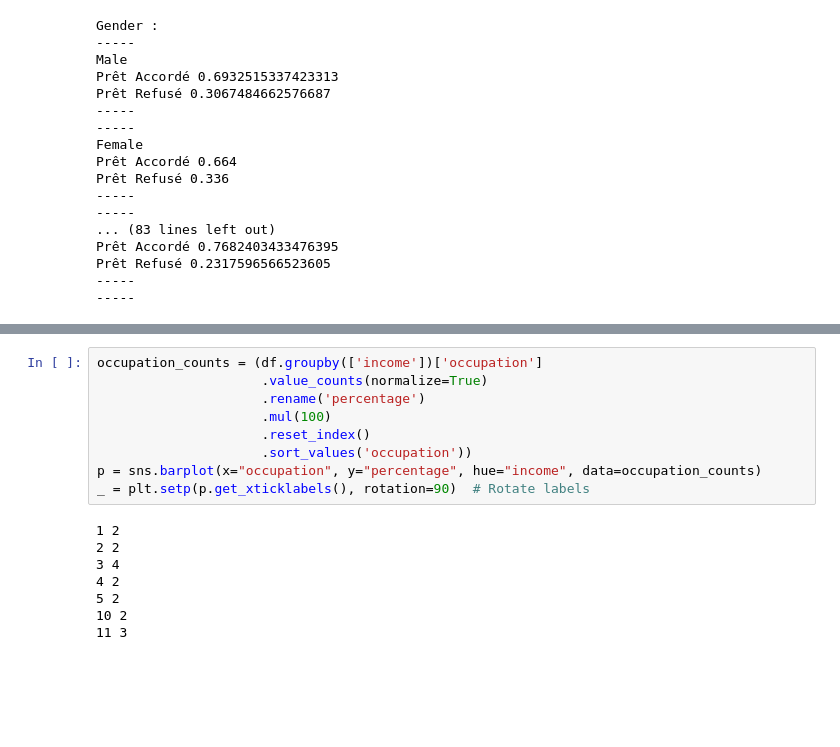
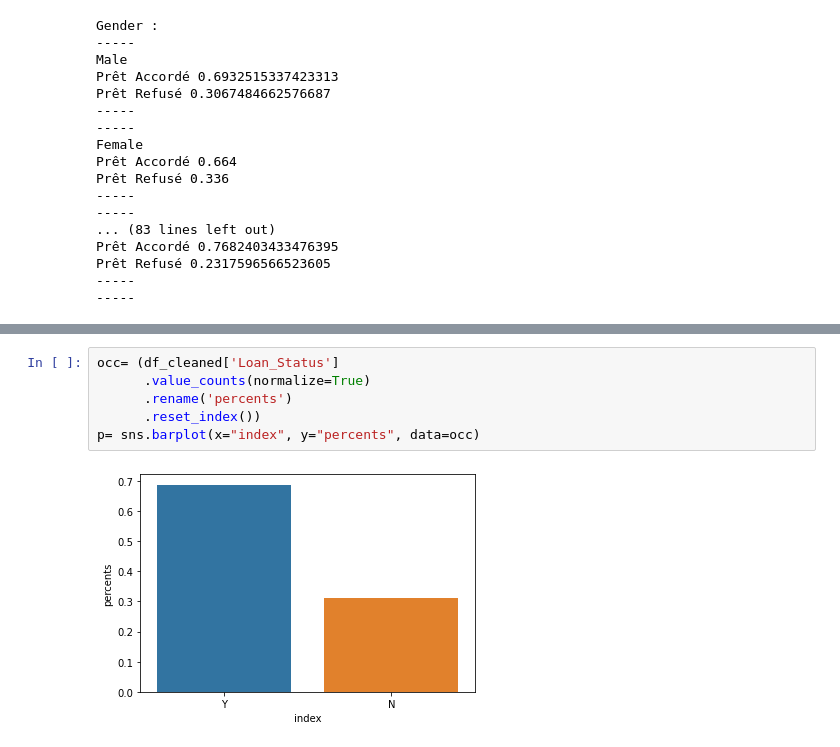
Before and after one commit to Gfeuillas/finance_project, a Jupyter notebook: Projet Finance.ipynb, the cells around one changed output, grey strips where cells are left out. Saved outputs shown, nothing was run; the diff lists cells and outputs as text; blank space fills up the shorter version.

Commit message:
Fin de visualisation

```diff
--- a/Projet Finance.ipynb
+++ b/Projet Finance.ipynb
@@ -1479,17 +1473,8 @@ SyntaxError: unexpected EOF while parsing (<ipython-input-642-704372937ec8>, lin
-# %%
-occupation_counts = (df.groupby(['income'])['occupation']
-                     .value_counts(normalize=True)
-                     .rename('percentage')
-                     .mul(100)
-                     .reset_index()
-                     .sort_values('occupation'))
-p = sns.barplot(x="occupation", y="percentage", hue="income", data=occupation_counts)
-_ = plt.setp(p.get_xticklabels(), rotation=90)  # Rotate labels
-# %% [output]
-1 2
-2 2
-3 4
-4 2
-5 2
-10 2
-11 3
+# %%
+occ= (df_cleaned['Loan_Status']
+      .value_counts(normalize=True)
+      .rename('percents')
+      .reset_index())
+p= sns.barplot(x="index", y="percents", data=occ)
+# %% [output]
+[figure, added]
```
Also changed, not shown: parts of 24 cells of this notebook.
